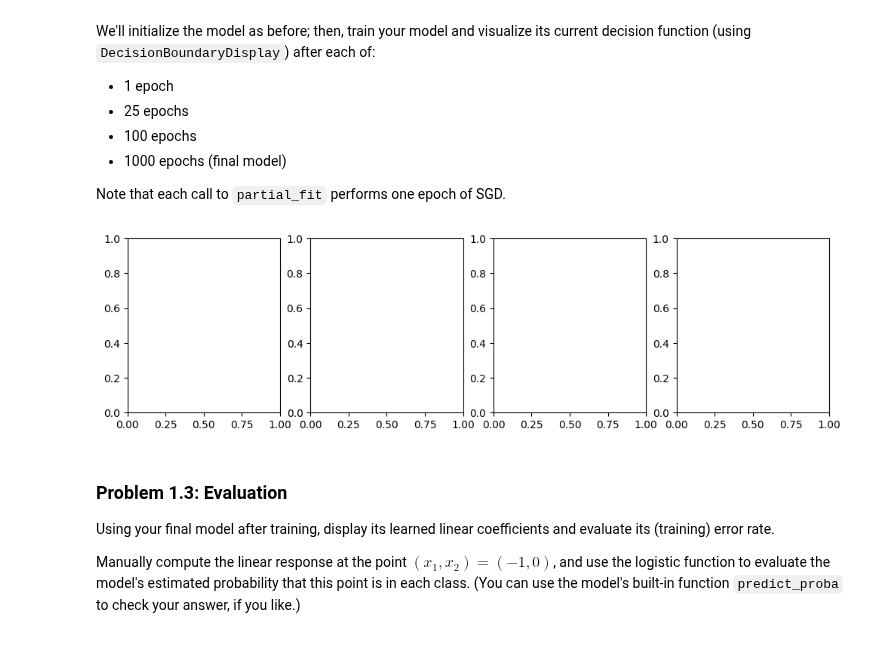
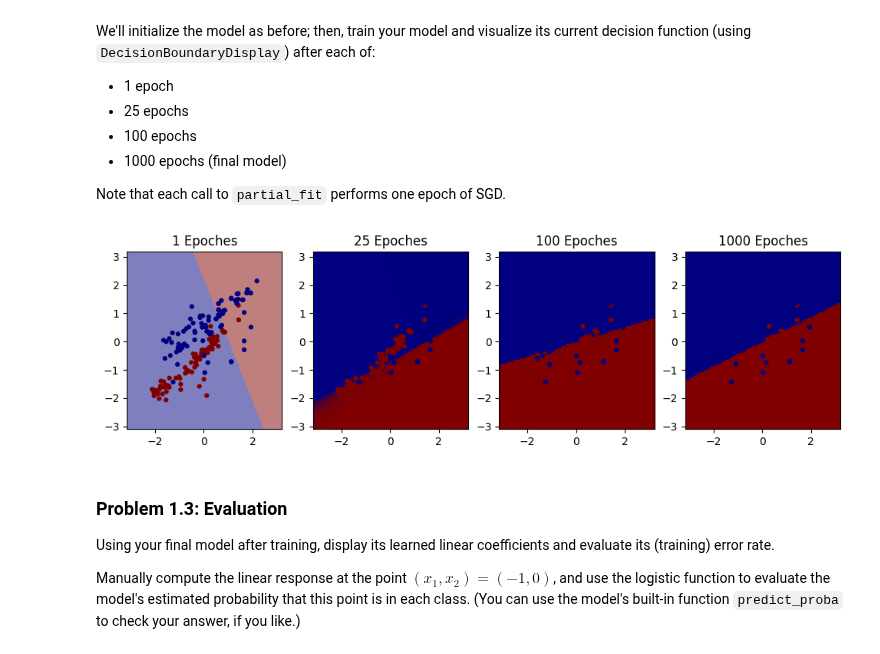
Before and after one commit to SarahAsad23/MachineLearning, a Jupyter notebook: HW3/cs273-hw3.ipynb, the cells around one changed output. Cells and saved outputs as stored; diff of their text form; code cells hidden in the pictures.

Commit message:
Q 1 and 2 partially complete

```diff
--- a/HW3/cs273-hw3.ipynb
+++ b/HW3/cs273-hw3.ipynb
@@ -151,19 +168,28 @@ Note that each call to ``partial_fit`` performs one epoch of SGD.
 # %%
 np.random.seed(seed)
 
 logreg = SGDClassifier(loss='log_loss', warm_start=True, learning_rate='adaptive', eta0 = 1e-3)
 logreg.coef_ = np.array([[2.,1.]])
 logreg.intercept_ = np.array([-2.])   # r(x) = 2*x1 + 1*x2 + (-2)
 
-plot_iters = [1,25,100,10000]
+plot_iters = [1,25,100,1000]
 figure, axes = plt.subplots(1, 4, figsize=(12,3))
 
 ### YOUR CODE STARTS HERE
 
-
+# iterate through # of epoches
+for i, p in enumerate(plot_iters):
+    for _ in range(p):
+        # perform training on # of epoches
+        logreg.partial_fit(X, y, classes=np.unique(y))
+        # plot the decision boundry
+        DecisionBoundaryDisplay.from_estimator(logreg, X, ax=axes[i], **plot_kwargs)
+        # scatter points on same plot
+        axes[i].scatter(X[:, 0], X[:, 1], c=y, edgecolor=None, s=12, cmap='jet')
+        axes[i].set_title(f"{p} Epoches")
 ### YOUR CODE ENDS HERE
 # %% [output]
-[figure, old version]
+[figure, new version]
 # %% [markdown]
 ### Problem 1.3: Evaluation
 
```
Also changed, not shown: parts of 5 cells of this notebook.
